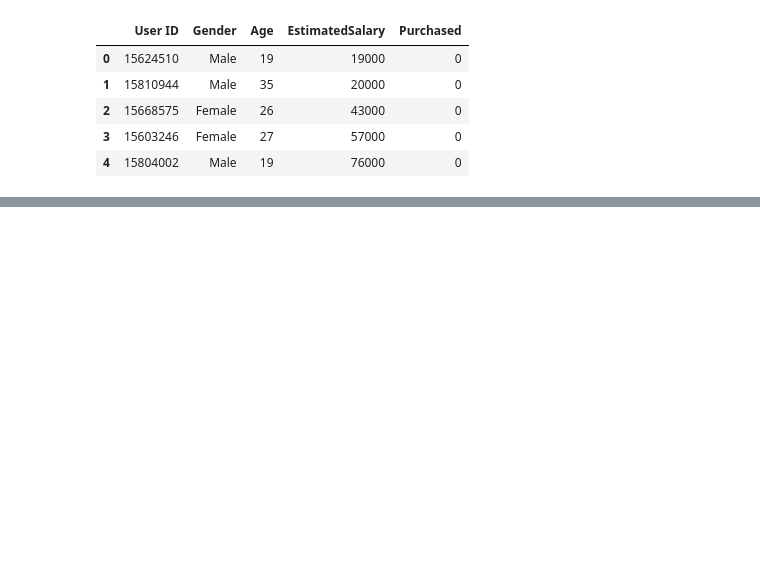
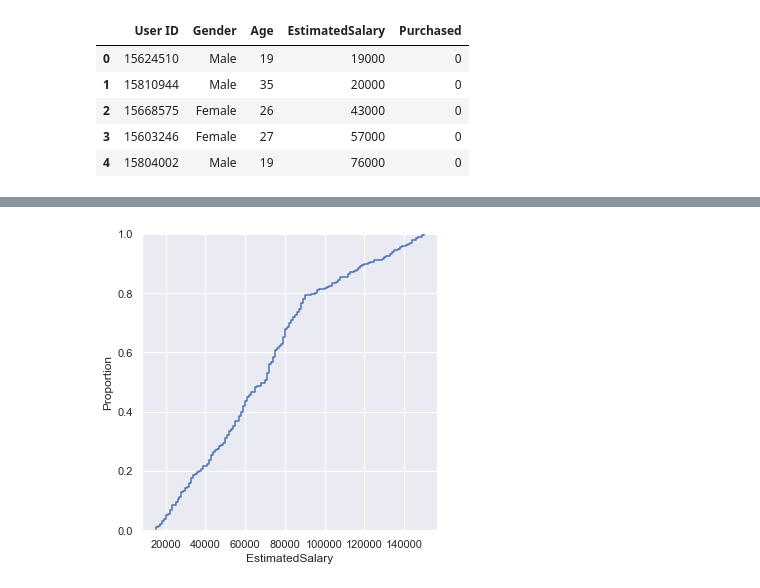
Before and after one commit to neto-riga/DataScience, a Jupyter notebook: analysis/8_change_name.ipynb, the cells around one changed output, grey strips where cells are left out. Cells and saved outputs as stored; diff of their text form; code cells hidden in the pictures; blank space fills up the shorter version.

```diff
--- a/analysis/8_change_name.ipynb
+++ b/analysis/8_change_name.ipynb
@@ -17,0 +181,5 @@ sales.head()
+# %%
+sns.displot(sales['EstimatedSalary'], kind='ecdf')
+plt.show()
+# %% [output]
+[figure, added]
```
Also changed, not shown: parts of 40 cells of this notebook.
